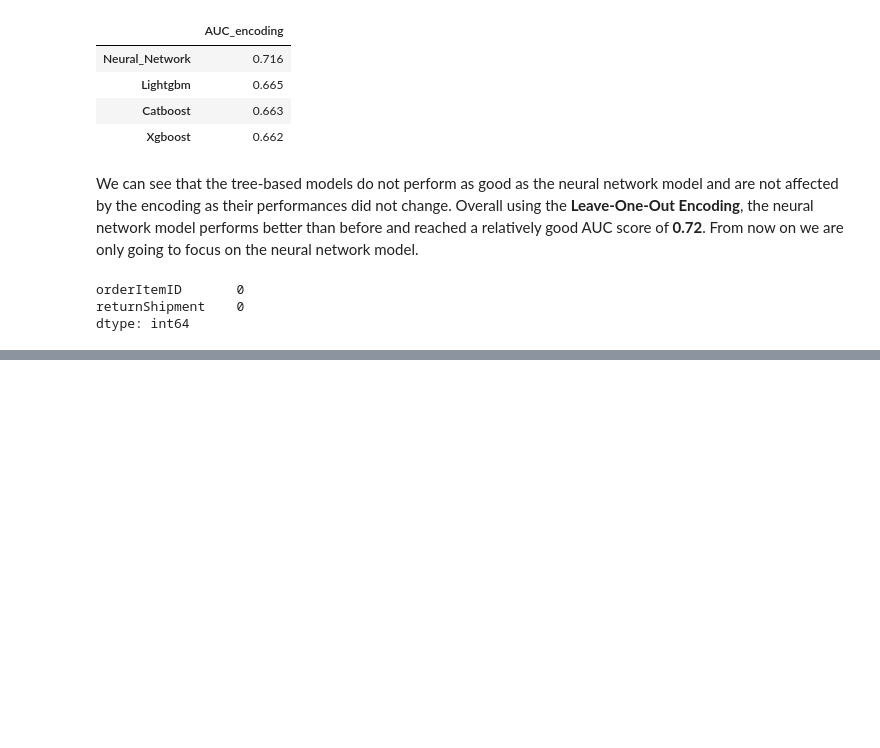
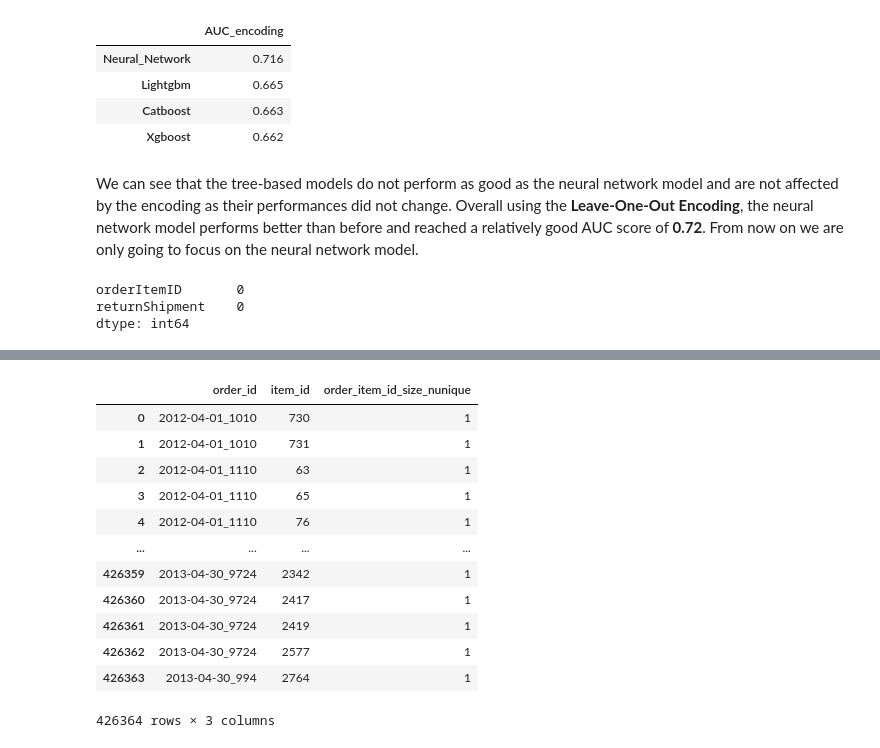
Before and after one commit to teodor-georgiev/Online-Retailer-Analysis-2014, a Jupyter notebook: 4. Encoding.ipynb, the cells around one changed output, grey strips where cells are left out. Cells and saved outputs as stored; diff of their text form; code cells hidden in the pictures; blank space fills up the shorter version.

```diff
--- a/4. Encoding.ipynb
+++ b/4. Encoding.ipynb
@@ -269,0 +248,18 @@ evaluation_sum
+# %%
+# Same item_id different size
+df_group = df[list_include].groupby(["order_id","item_id"]).agg({"size":"nunique"}).reset_index().rename(columns= {"size":"order_item_id_size_nunique"})
+df = df.merge(df_group,on=["order_id","item_id"],how="left")
+# %% [output]
+|  | order_id | item_id | order_item_id_size_nunique |
+| 0 | 2012-04-01_1010 | 730 | 1 |
+| 1 | 2012-04-01_1010 | 731 | 1 |
+| 2 | 2012-04-01_1110 | 63 | 1 |
+| 3 | 2012-04-01_1110 | 65 | 1 |
+| 4 | 2012-04-01_1110 | 76 | 1 |
+| ... | ... | ... | ... |
+| 426359 | 2013-04-30_9724 | 2342 | 1 |
+| 426360 | 2013-04-30_9724 | 2417 | 1 |
+| 426361 | 2013-04-30_9724 | 2419 | 1 |
+| 426362 | 2013-04-30_9724 | 2577 | 1 |
+| 426363 | 2013-04-30_994 | 2764 | 1 |
+426364 rows × 3 columns
```
Also changed, not shown: parts of 13 cells of this notebook.
